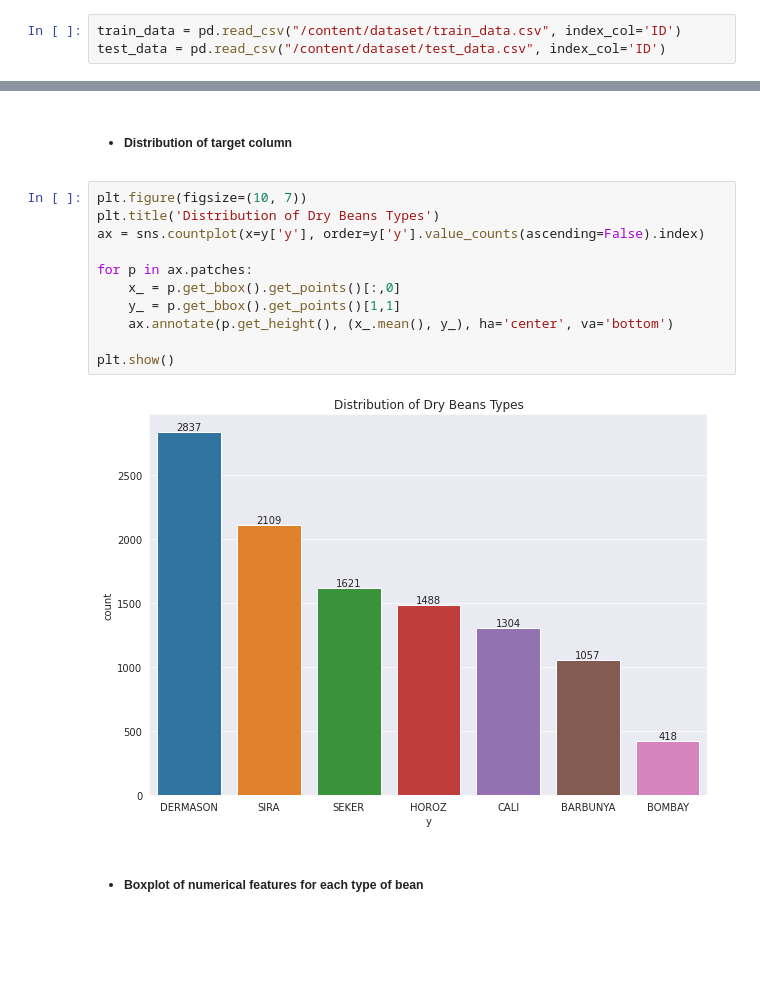
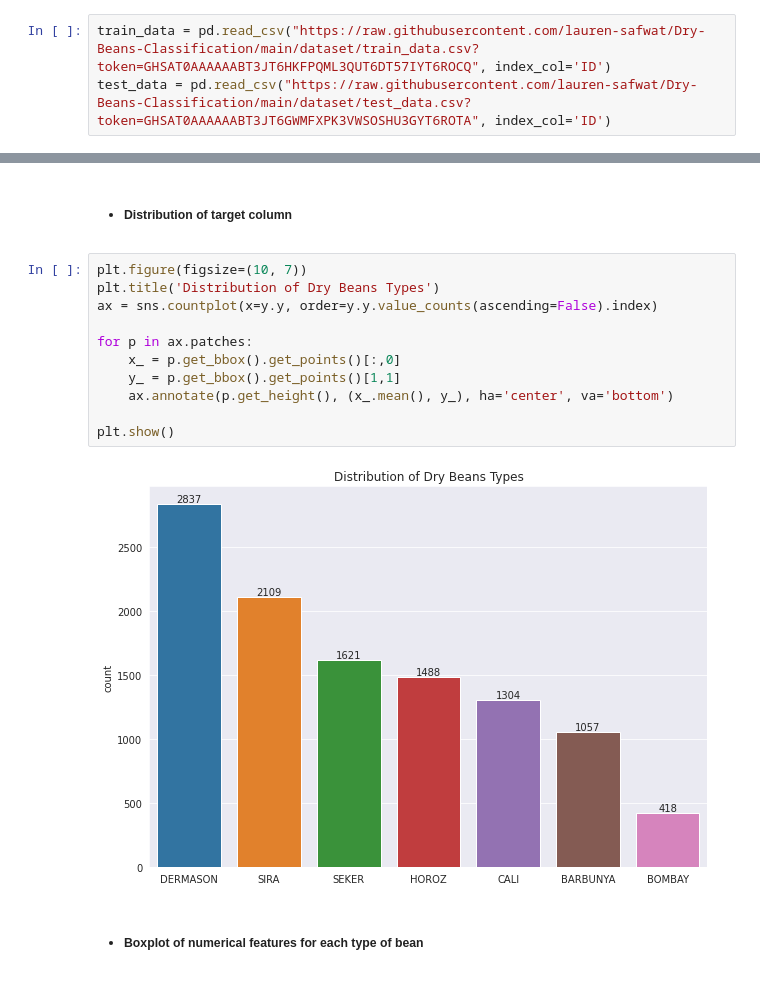
Before and after one commit to lauren-safwat/Dry-Beans-Classification, a Jupyter notebook: Dry_Beans_Classification.ipynb, the cells around one changed output, grey strips where cells are left out. Drawn from its saved outputs; the diff is of its cells as text; blank space fills up the shorter version.

```diff
--- a/Dry_Beans_Classification.ipynb
+++ b/Dry_Beans_Classification.ipynb
@@ -45,8 +47,8 @@ sns.set_style("darkgrid")
 # %% [markdown]
 #### **Read Data**
 # %%
-train_data = pd.read_csv("/content/dataset/train_data.csv", index_col='ID')
-test_data = pd.read_csv("/content/dataset/test_data.csv", index_col='ID')
+train_data = pd.read_csv("https://raw.githubusercontent.com/lauren-safwat/Dry-Beans-Classification/main/dataset/train_data.csv?token=GHSAT0AAAAAABT3JT6HKFPQML3QUT6DT57IYT6ROCQ", index_col='ID')
+test_data = pd.read_csv("https://raw.githubusercontent.com/lauren-safwat/Dry-Beans-Classification/main/dataset/test_data.csv?token=GHSAT0AAAAAABT3JT6GWMFXPK3VWSOSHU3GYT6ROTA", index_col='ID')
 # %%
 train_data.head(5)
 # %% [output]
@@ -123,16 +125,16 @@ X = train_data.drop('y', axis=1)
 # %%
 plt.figure(figsize=(10, 7))
 plt.title('Distribution of Dry Beans Types')
-ax = sns.countplot(x=y['y'], order=y['y'].value_counts(ascending=False).index)
+ax = sns.countplot(x=y.y, order=y.y.value_counts(ascending=False).index)
 
 for p in ax.patches:
     x_ = p.get_bbox().get_points()[:,0]
     y_ = p.get_bbox().get_points()[1,1]
     ax.annotate(p.get_height(), (x_.mean(), y_), ha='center', va='bottom')
 
 plt.show()
 # %% [output]
-[figure, old version]
+[figure, new version]
 # %% [markdown]
 * ##### Boxplot of numerical features for each type of bean
 # %%
```
Also changed, not shown: parts of 5 cells of this notebook.
